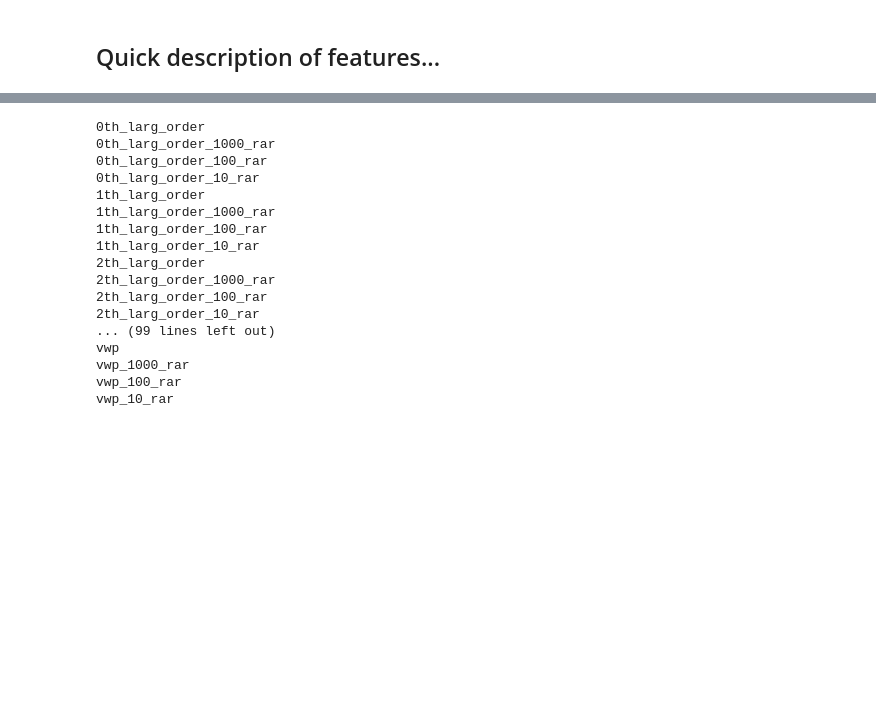
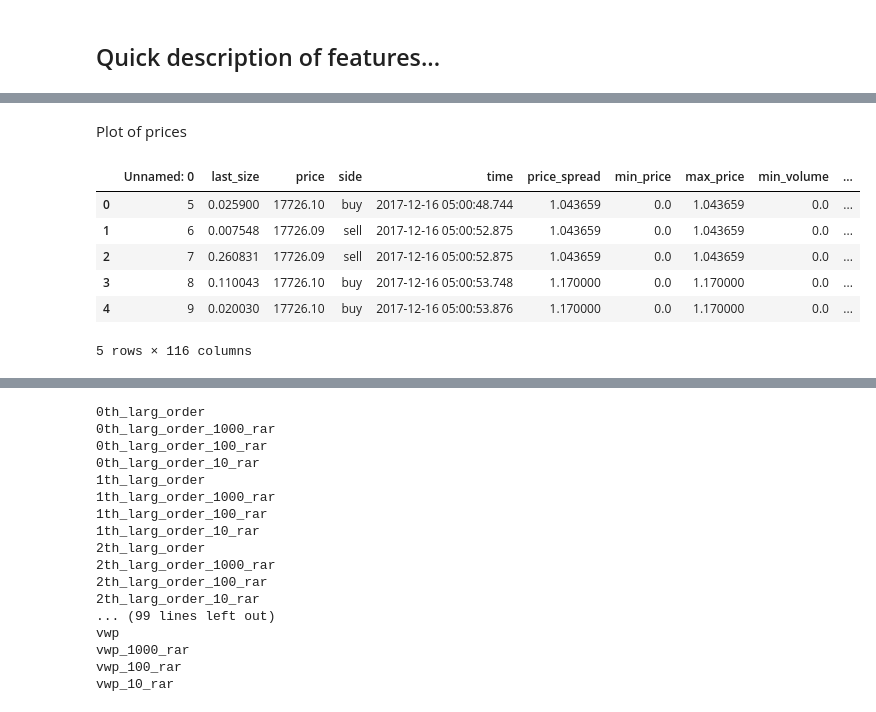
Before and after one commit to braddeutsch/example_pipeline, a Jupyter notebook: notebooks/feature_analysis.ipynb, the cells around one changed output, grey strips where cells are left out. Saved outputs shown, nothing was run; the diff lists cells and outputs as text; code cells hidden in the pictures; blank space fills up the shorter version.

```diff
--- a/notebooks/feature_analysis.ipynb
+++ b/notebooks/feature_analysis.ipynb
@@ -82,0 +90,22 @@ C:\Users\Brad Deutsch\Documents\Projects\btc_battle\data_downloads\2017-12-16-GD
+# %% [markdown]
+Plot of prices
+# %%
+# convert times to datetimes
+data_df['time'] = pd.to_datetime(data_df['time'])
+# %%
+from datetime import timedelta
+
+def hhmax(row):
+    ser = data_df['price'][(data_df['time'] > row) &
+               (data_df['time'] <= row + timedelta(minutes=30))]
+    return ser.max()
+
+data_df['MaxY'] = data_df['time'].apply(hhmax)
+# %% [output]
+|  | Unnamed: 0 | last_size | price | side | time | price_spread | min_price | max_price | min_volume | ... |
+| 0 | 5 | 0.025900 | 17726.10 | buy | 2017-12-16 05:00:48.744 | 1.043659 | 0.0 | 1.043659 | 0.0 | ... |
+| 1 | 6 | 0.007548 | 17726.09 | sell | 2017-12-16 05:00:52.875 | 1.043659 | 0.0 | 1.043659 | 0.0 | ... |
+| 2 | 7 | 0.260831 | 17726.09 | sell | 2017-12-16 05:00:52.875 | 1.043659 | 0.0 | 1.043659 | 0.0 | ... |
+| 3 | 8 | 0.110043 | 17726.10 | buy | 2017-12-16 05:00:53.748 | 1.170000 | 0.0 | 1.170000 | 0.0 | ... |
+| 4 | 9 | 0.020030 | 17726.10 | buy | 2017-12-16 05:00:53.876 | 1.170000 | 0.0 | 1.170000 | 0.0 | ... |
+5 rows × 116 columns
```
Also changed, not shown: parts of 9 cells of this notebook, 3 other files.
